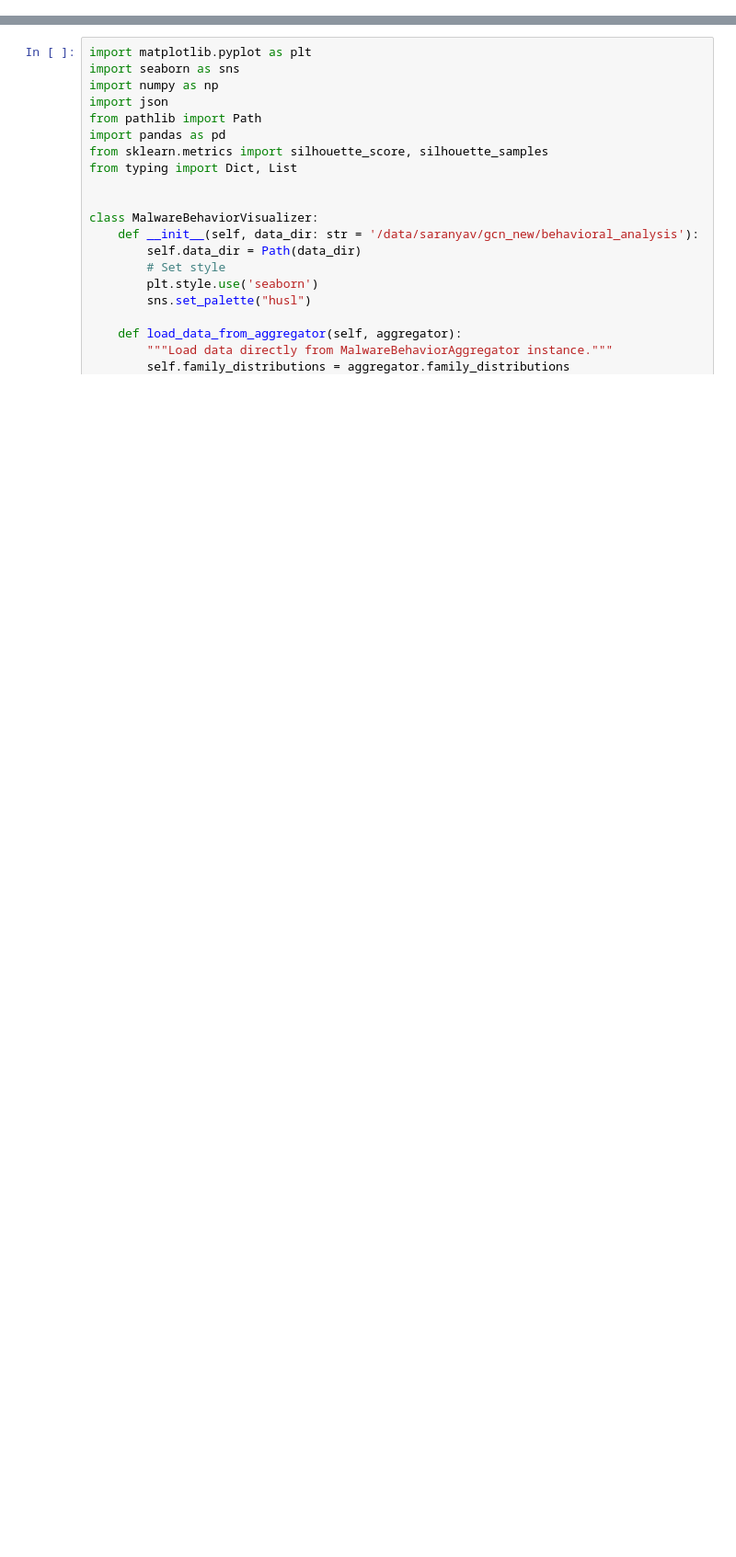
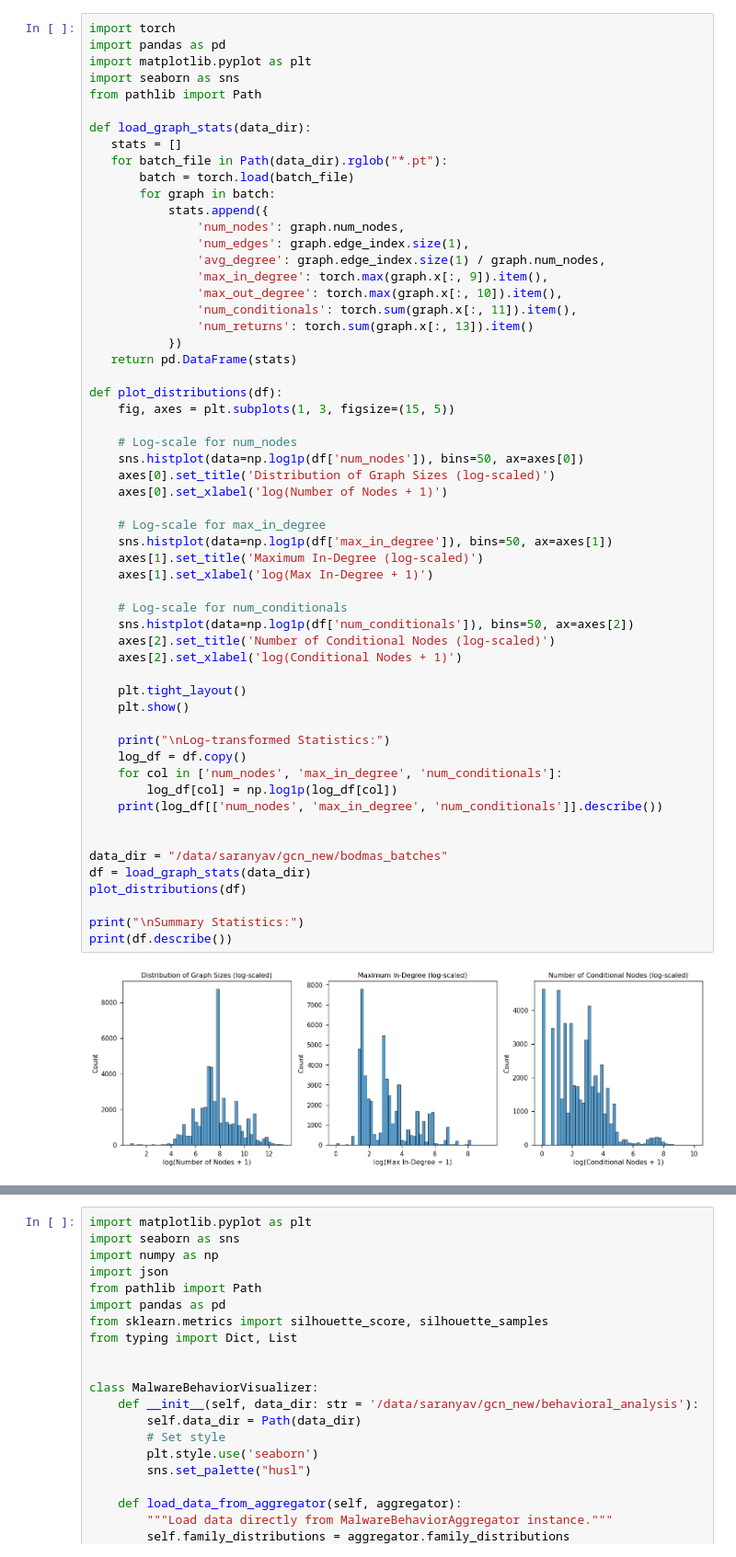
Before and after one commit to svijayakumar2/gcn_new, a Jupyter notebook: Plotting/feature_plotting.ipynb, the cells around one changed output, grey strips where cells are left out. Shown at 92% size. Drawn from its saved outputs; the diff is of its cells as text; blank space fills up the shorter version.

```diff
--- a/Plotting/feature_plotting.ipynb
+++ b/Plotting/feature_plotting.ipynb
@@ -0,0 +397,59 @@
+# %%
+import torch
+import pandas as pd
+import matplotlib.pyplot as plt
+import seaborn as sns
+from pathlib import Path
+
+def load_graph_stats(data_dir):
+   stats = []
+   for batch_file in Path(data_dir).rglob("*.pt"):
+       batch = torch.load(batch_file)
+       for graph in batch:
+           stats.append({
+               'num_nodes': graph.num_nodes,
+               'num_edges': graph.edge_index.size(1),
+               'avg_degree': graph.edge_index.size(1) / graph.num_nodes,
+               'max_in_degree': torch.max(graph.x[:, 9]).item(),
+               'max_out_degree': torch.max(graph.x[:, 10]).item(),
+               'num_conditionals': torch.sum(graph.x[:, 11]).item(),
+               'num_returns': torch.sum(graph.x[:, 13]).item()
+           })
+   return pd.DataFrame(stats)
+
+def plot_distributions(df):
+    fig, axes = plt.subplots(1, 3, figsize=(15, 5))
+
+    # Log-scale for num_nodes
+    sns.histplot(data=np.log1p(df['num_nodes']), bins=50, ax=axes[0])
+    axes[0].set_title('Distribution of Graph Sizes (log-scaled)')
+    axes[0].set_xlabel('log(Number of Nodes + 1)')
+
+    # Log-scale for max_in_degree
+    sns.histplot(data=np.log1p(df['max_in_degree']), bins=50, ax=axes[1])
+    axes[1].set_title('Maximum In-Degree (log-scaled)')
+    axes[1].set_xlabel('log(Max In-Degree + 1)')
+
+    # Log-scale for num_conditionals
+    sns.histplot(data=np.log1p(df['num_conditionals']), bins=50, ax=axes[2])
+    axes[2].set_title('Number of Conditional Nodes (log-scaled)')
+    axes[2].set_xlabel('log(Conditional Nodes + 1)')
+
+    plt.tight_layout()
+    plt.show()
+
+    print("\nLog-transformed Statistics:")
+    log_df = df.copy()
+    for col in ['num_nodes', 'max_in_degree', 'num_conditionals']:
+        log_df[col] = np.log1p(log_df[col])
+    print(log_df[['num_nodes', 'max_in_degree', 'num_conditionals']].describe())
+
+
+data_dir = "/data/saranyav/gcn_new/bodmas_batches"
+df = load_graph_stats(data_dir)
+plot_distributions(df)
+
+print("\nSummary Statistics:")
+print(df.describe())
+# %% [output]
+[figure, added]
```
Also changed, not shown: parts of 19 cells of this notebook, 10 other files.
